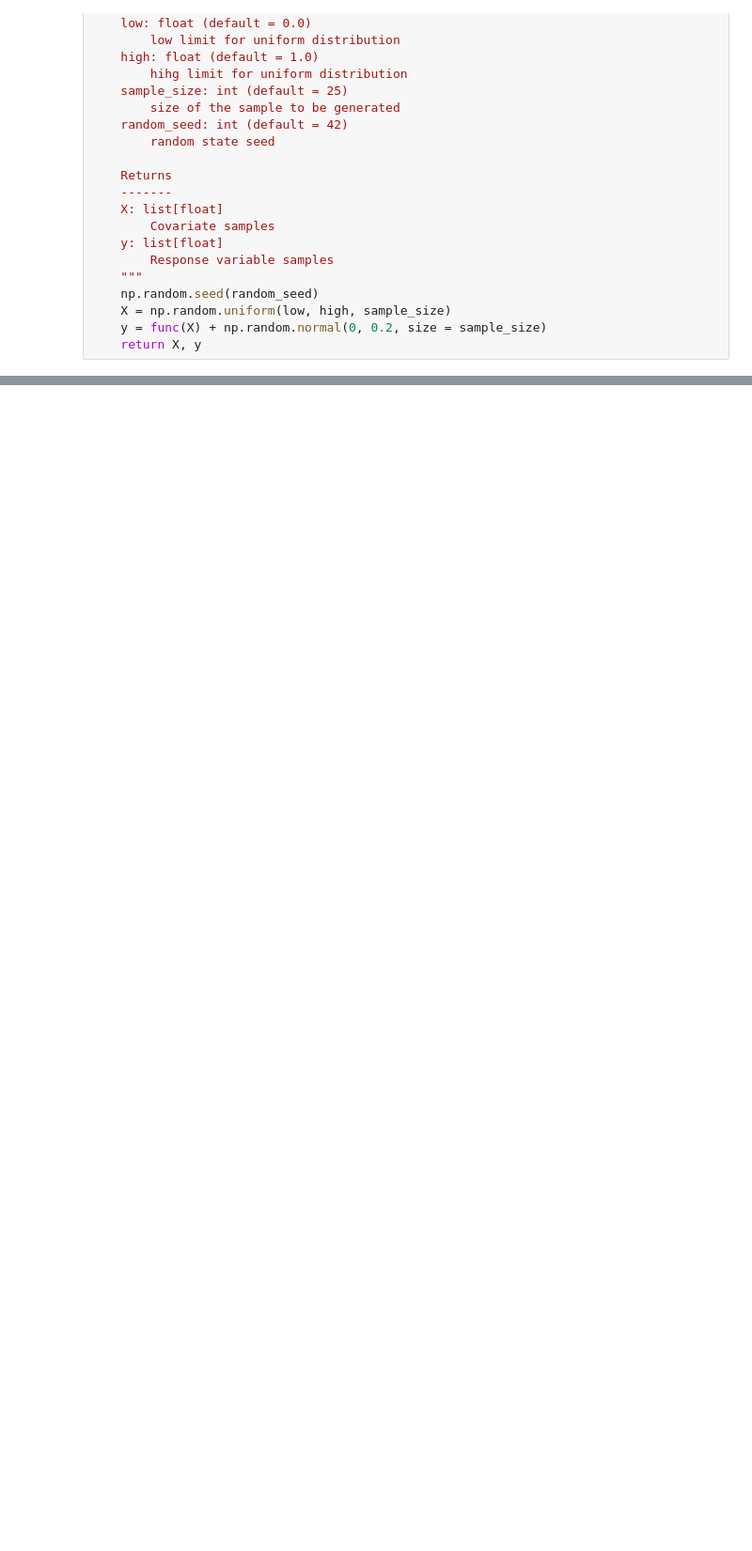
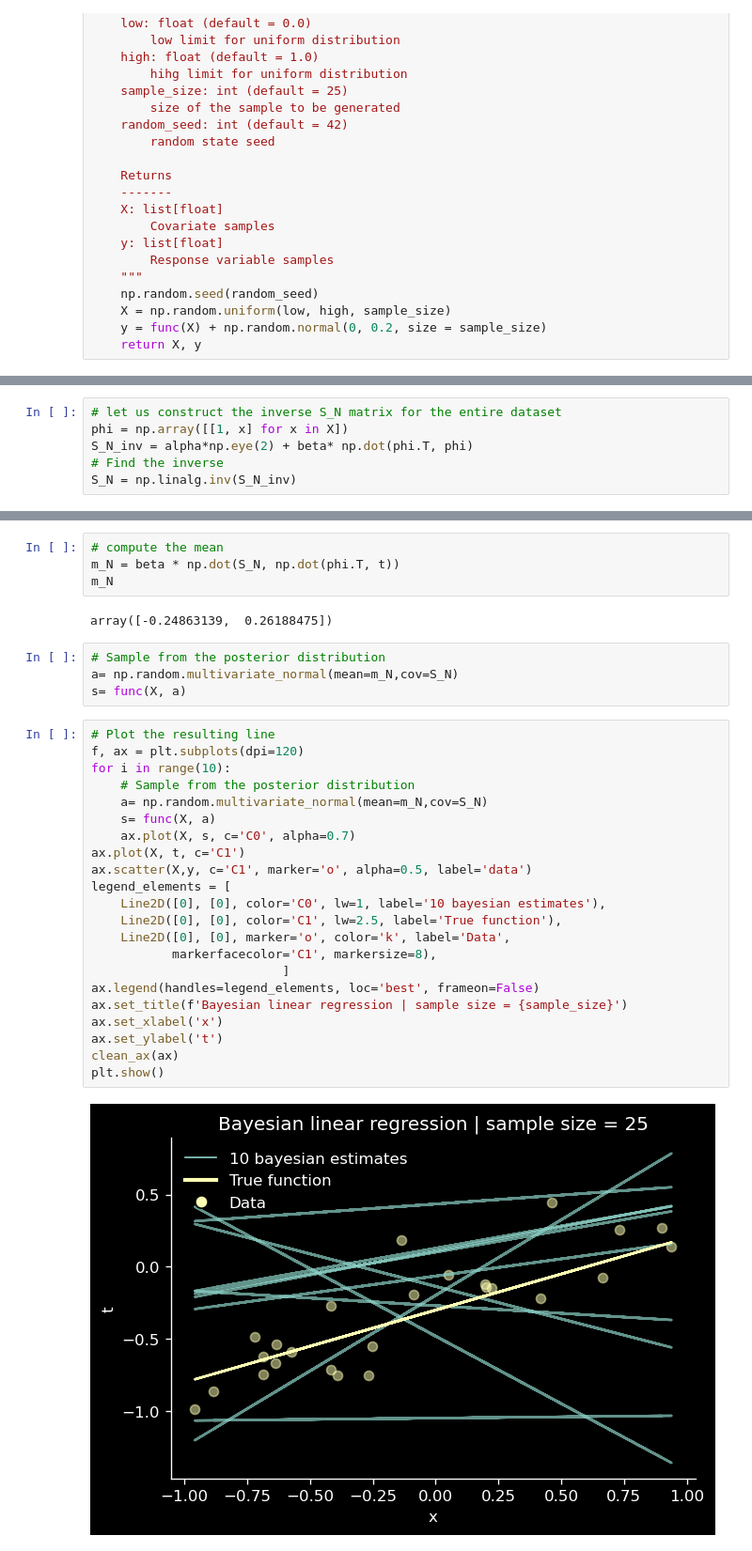
Before and after one commit to pibieta/blog-posts, a Jupyter notebook: bayesian-linear-regression/0-single-input-single-output.ipynb, the cells around one changed output, grey strips where cells are left out. Shown at 94% size. Cells and saved outputs as stored; diff of their text form; blank space fills up the shorter version.

```diff
--- a/bayesian-linear-regression/0-single-input-single-output.ipynb
+++ b/bayesian-linear-regression/0-single-input-single-output.ipynb
@@ -81,0 +129,6 @@ for that we can use the `numpy.random.multivariate_normal` method, as follows:
+# %%
+# let us construct the inverse S_N matrix for the entire dataset
+phi = np.array([[1, x] for x in X])
+S_N_inv = alpha*np.eye(2) + beta* np.dot(phi.T, phi)
+# Find the inverse
+S_N = np.linalg.inv(S_N_inv)
@@ -81,0 +141,34 @@ for that we can use the `numpy.random.multivariate_normal` method, as follows:
+# %%
+# compute the mean
+m_N = beta * np.dot(S_N, np.dot(phi.T, t))
+m_N
+# %% [output]
+array([-0.24863139,  0.26188475])
+# %%
+# Sample from the posterior distribution
+a= np.random.multivariate_normal(mean=m_N,cov=S_N)
+s= func(X, a)
+# %%
+# Plot the resulting line
+f, ax = plt.subplots(dpi=120)
+for i in range(10):
+    # Sample from the posterior distribution
+    a= np.random.multivariate_normal(mean=m_N,cov=S_N)
+    s= func(X, a)
+    ax.plot(X, s, c='C0', alpha=0.7)
+ax.plot(X, t, c='C1')
+ax.scatter(X,y, c='C1', marker='o', alpha=0.5, label='data')
+legend_elements = [
+    Line2D([0], [0], color='C0', lw=1, label='10 bayesian estimates'),
+    Line2D([0], [0], color='C1', lw=2.5, label='True function'),
+    Line2D([0], [0], marker='o', color='k', label='Data',
+           markerfacecolor='C1', markersize=8),
+                          ]
+ax.legend(handles=legend_elements, loc='best', frameon=False)
+ax.set_title(f'Bayesian linear regression | sample size = {sample_size}')
+ax.set_xlabel('x')
+ax.set_ylabel('t')
+clean_ax(ax)
+plt.show()
+# %% [output]
+[figure, added]
```
Also changed, not shown: parts of 13 cells of this notebook.
